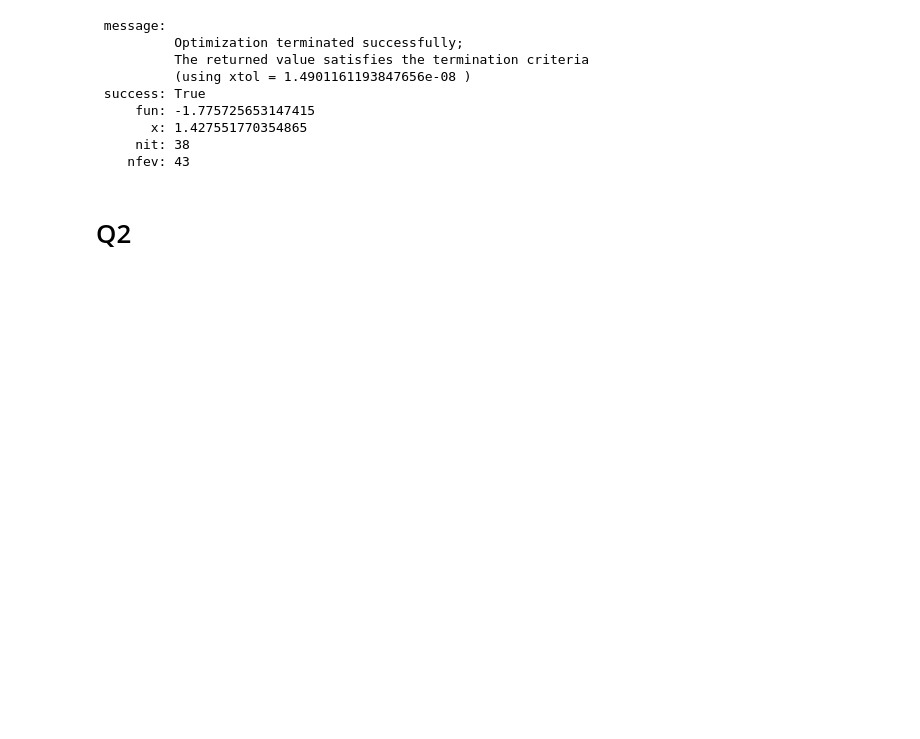
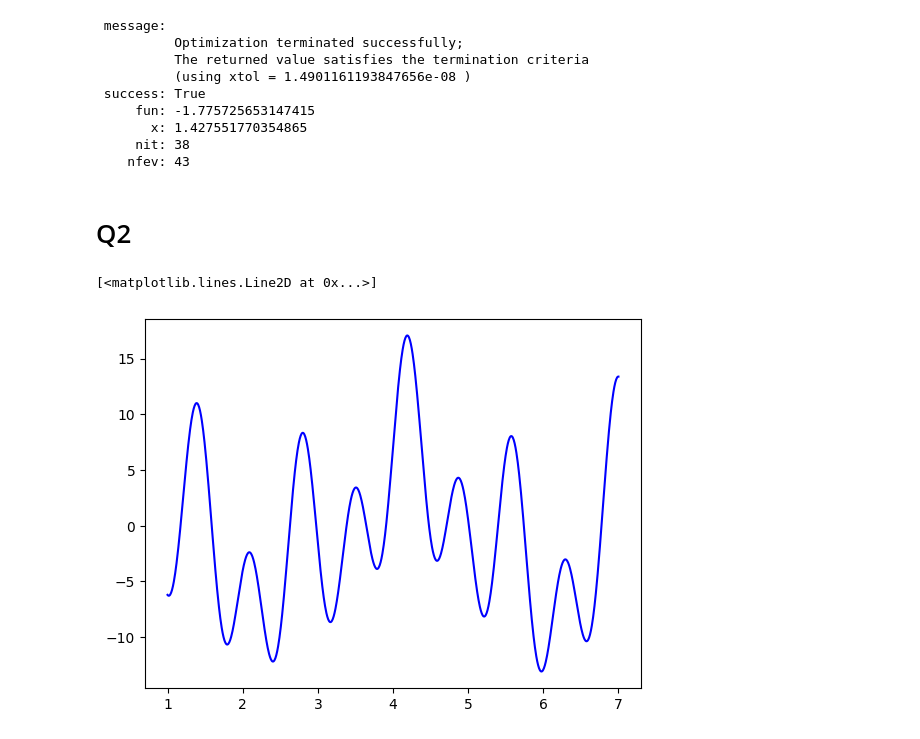
Before and after one commit to babuush/DE281, a Jupyter notebook: Lab_1_1D_optimization.ipynb, the cells around one changed output. Drawn from its saved outputs; the diff is of its cells as text; code cells hidden in the pictures; blank space fills up the shorter version.

```diff
--- a/Lab_1_1D_optimization.ipynb
+++ b/Lab_1_1D_optimization.ipynb
@@ -70,0 +69,8 @@ res_golden = minimize_scalar(objective_function, method='golden', options={'disp
+# %%
+# Plot the curve to see the objective function
+x = np.linspace(1, 7, 1000)
+y = [objective_function(val) for val in x]
+plt.plot(x, y, color='blue', label='objective_function')
+# %% [output]
+[<matplotlib.lines.Line2D at 0x...>]
+[figure, added]
```
Also changed, not shown: parts of 4 cells of this notebook.
